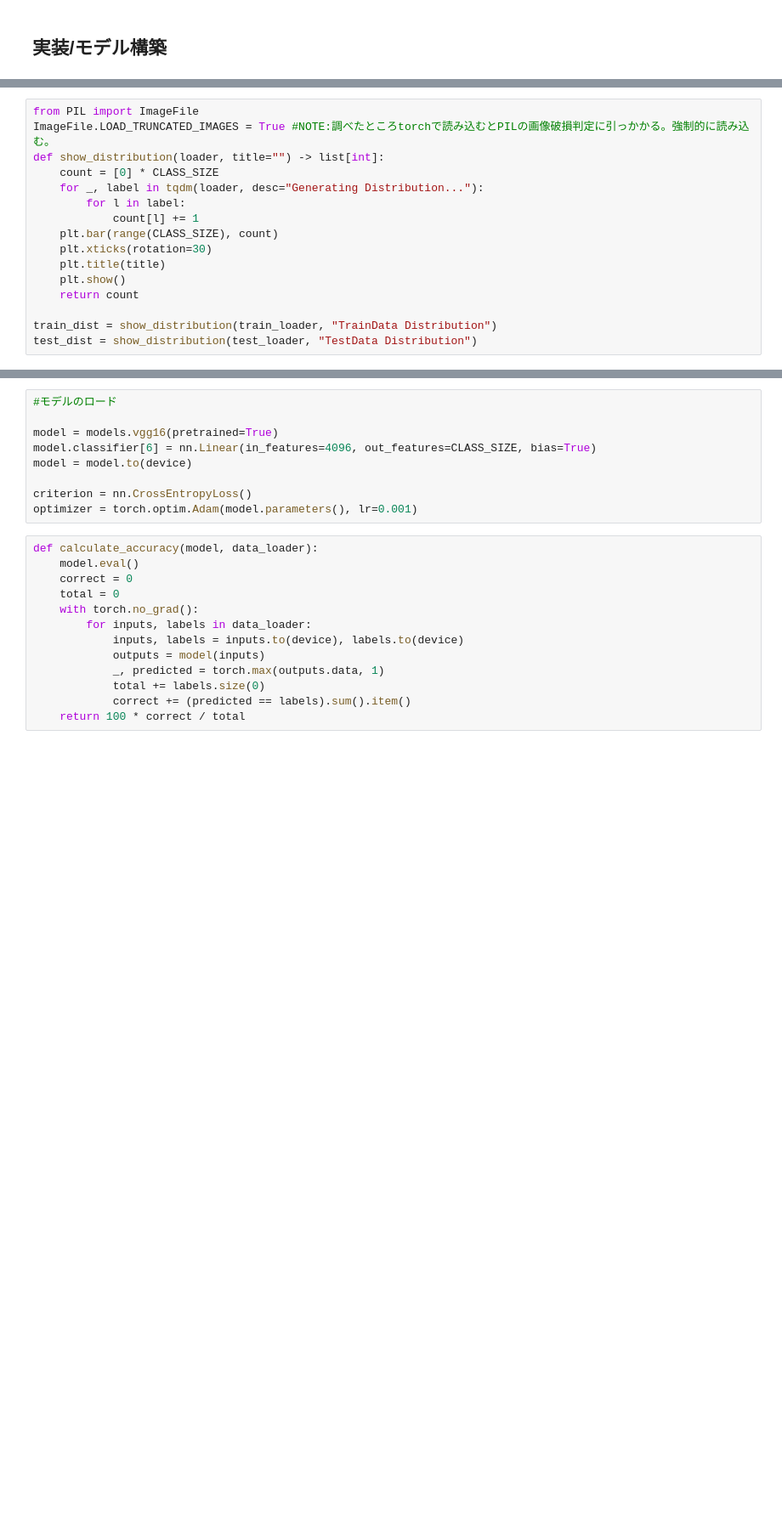
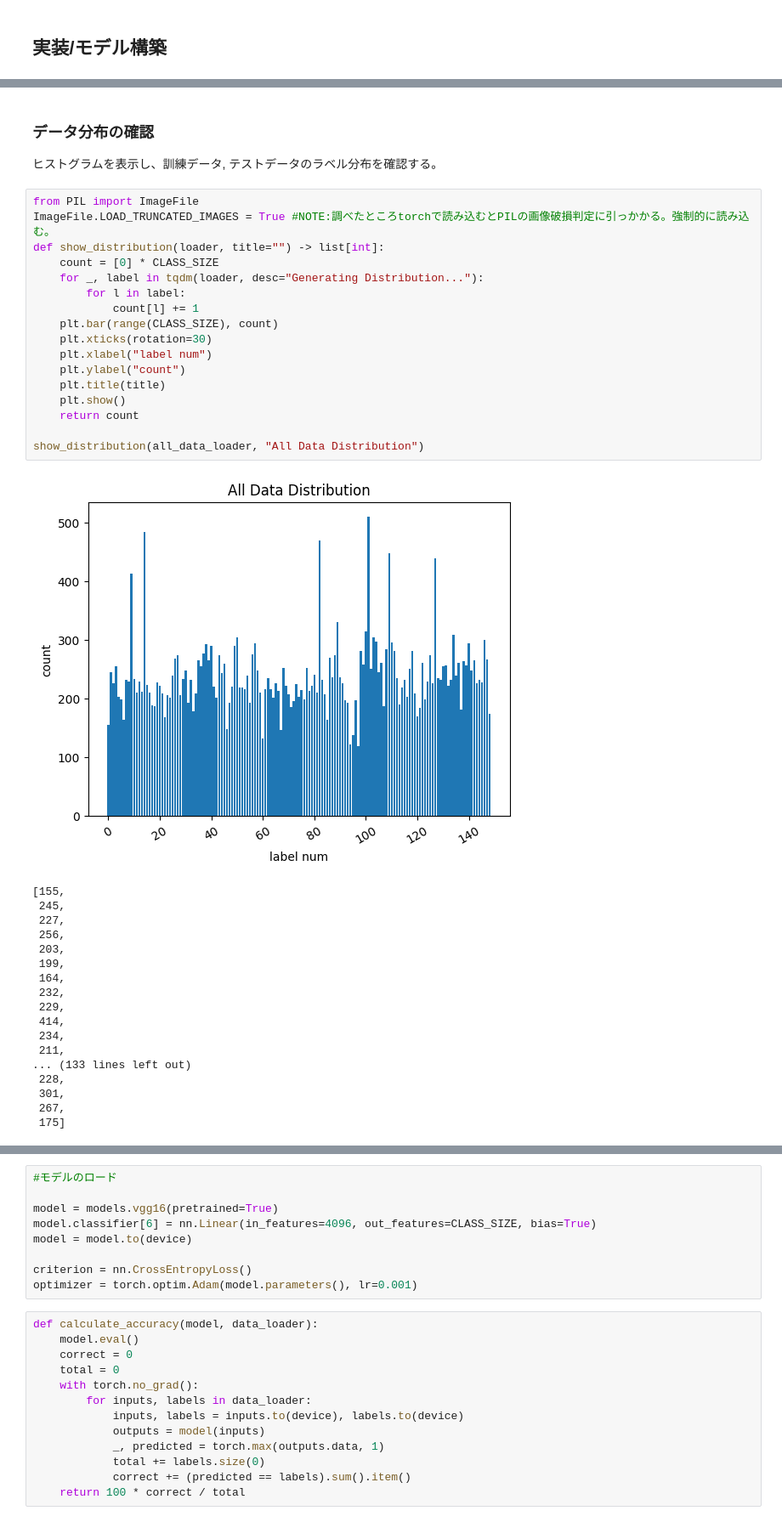
Before and after one commit to tsyu12345/Class_DL-Exercises, a Jupyter notebook: Report.ipynb, the cells around one changed output, grey strips where cells are left out. Shown at 85% size. Saved outputs shown, nothing was run; the diff lists cells and outputs as text; blank space fills up the shorter version.

```diff
--- a/Report.ipynb
+++ b/Report.ipynb
@@ -123,16 +125,40 @@ plt.show()
+# %% [markdown]
+### データ分布の確認
+
+ヒストグラムを表示し、訓練データ, テストデータのラベル分布を確認する。
 # %%
 from PIL import ImageFile
 ImageFile.LOAD_TRUNCATED_IMAGES = True #NOTE:調べたところtorchで読み込むとPILの画像破損判定に引っかかる。強制的に読み込む。
 def show_distribution(loader, title="") -> list[int]:
     count = [0] * CLASS_SIZE
     for _, label in tqdm(loader, desc="Generating Distribution..."):
         for l in label:
             count[l] += 1
     plt.bar(range(CLASS_SIZE), count)
     plt.xticks(rotation=30)
+    plt.xlabel("label num")
+    plt.ylabel("count")
     plt.title(title)
     plt.show()
     return count
 
-train_dist = show_distribution(train_loader, "TrainData Distribution")
-test_dist = show_distribution(test_loader, "TestData Distribution")
+show_distribution(all_data_loader, "All Data Distribution")
+# %% [output]
+[figure, added]
+[155,
+ 245,
+ 227,
+ 256,
+ 203,
+ 199,
+ 164,
+ 232,
+ 229,
+ 414,
+ 234,
+ 211,
+... (133 lines left out)
+ 228,
+ 301,
+ 267,
+ 175]
```
Also changed, not shown: parts of 13 cells of this notebook, 1 other file.
